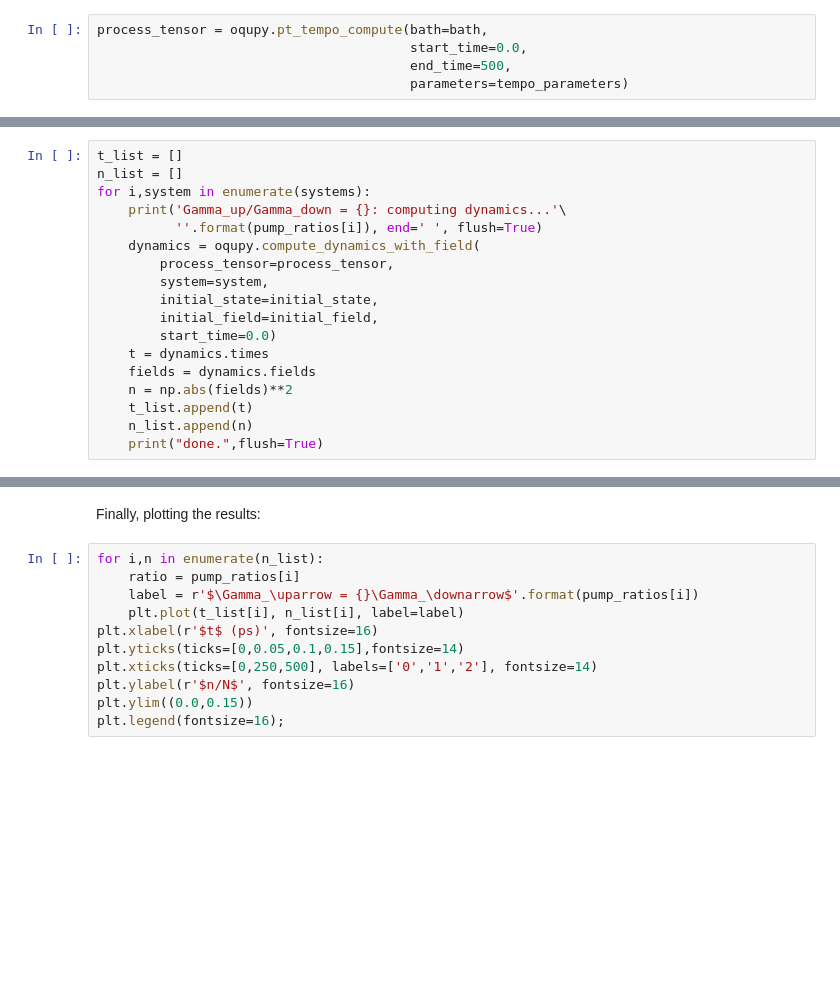
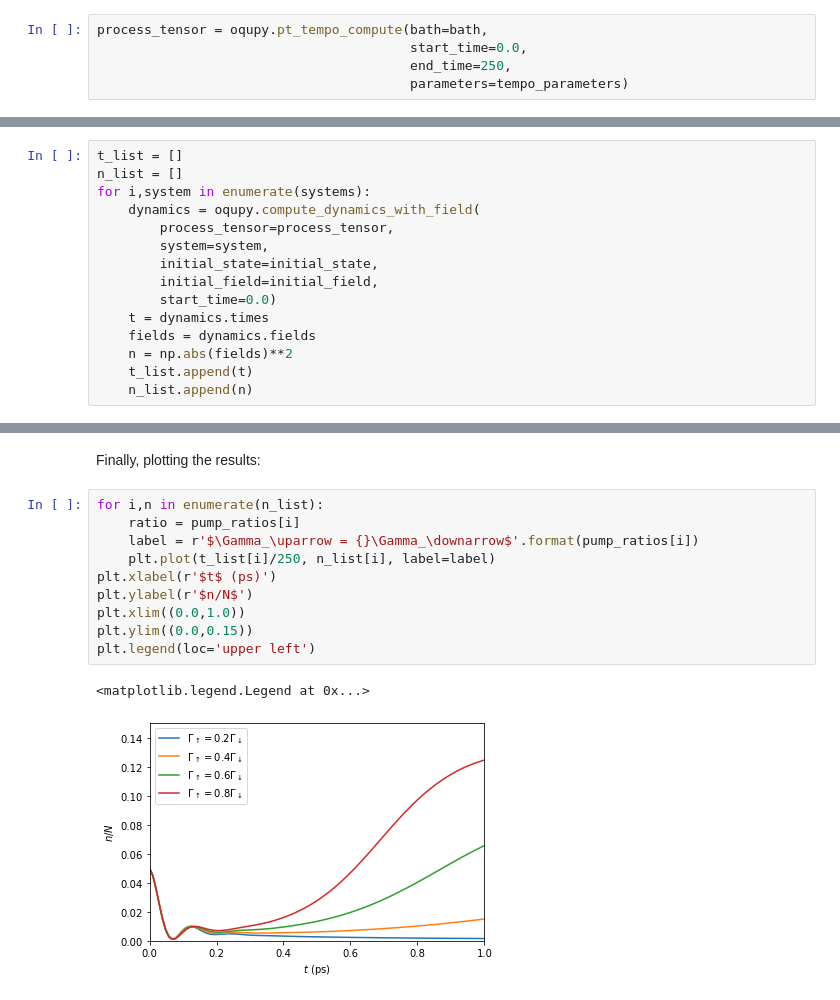
Before and after one commit to tempoCollaboration/OQuPy, a Jupyter notebook: tutorials/mf_tempo.ipynb, the cells around one changed output, grey strips where cells are left out. Cells and saved outputs as stored; diff of their text form; blank space fills up the shorter version.

```diff
--- a/tutorials/mf_tempo.ipynb
+++ b/tutorials/mf_tempo.ipynb
@@ -203,5 +215,5 @@ As discussed in the Supplement Material for the Letter, there is no guarantee th
 # %%
 process_tensor = oqupy.pt_tempo_compute(bath=bath,
                                         start_time=0.0,
-                                        end_time=500,
+                                        end_time=250,
                                         parameters=tempo_parameters)
@@ -229,8 +245,6 @@ We can then use `compute_dynamics_with_field` to compute the dynamics at each $\
 t_list = []
 n_list = []
 for i,system in enumerate(systems):
-    print('Gamma_up/Gamma_down = {}: computing dynamics...'\
-          ''.format(pump_ratios[i]), end=' ', flush=True)
     dynamics = oqupy.compute_dynamics_with_field(
         process_tensor=process_tensor,
         system=system,
@@ -242,4 +256,3 @@ for i,system in enumerate(systems):
     n = np.abs(fields)**2
     t_list.append(t)
     n_list.append(n)
-    print("done.",flush=True)
@@ -248,11 +274,13 @@ Finally, plotting the results:
 # %%
 for i,n in enumerate(n_list):
     ratio = pump_ratios[i]
     label = r'$\Gamma_\uparrow = {}\Gamma_\downarrow$'.format(pump_ratios[i])
-    plt.plot(t_list[i], n_list[i], label=label)
-plt.xlabel(r'$t$ (ps)', fontsize=16)
-plt.yticks(ticks=[0,0.05,0.1,0.15],fontsize=14)
-plt.xticks(ticks=[0,250,500], labels=['0','1','2'], fontsize=14)
-plt.ylabel(r'$n/N$', fontsize=16)
+    plt.plot(t_list[i]/250, n_list[i], label=label)
+plt.xlabel(r'$t$ (ps)')
+plt.ylabel(r'$n/N$')
+plt.xlim((0.0,1.0))
 plt.ylim((0.0,0.15))
-plt.legend(fontsize=16);
+plt.legend(loc='upper left')
+# %% [output]
+<matplotlib.legend.Legend at 0x...>
+[figure, added]
```
Also changed, not shown: parts of 9 cells of this notebook.
